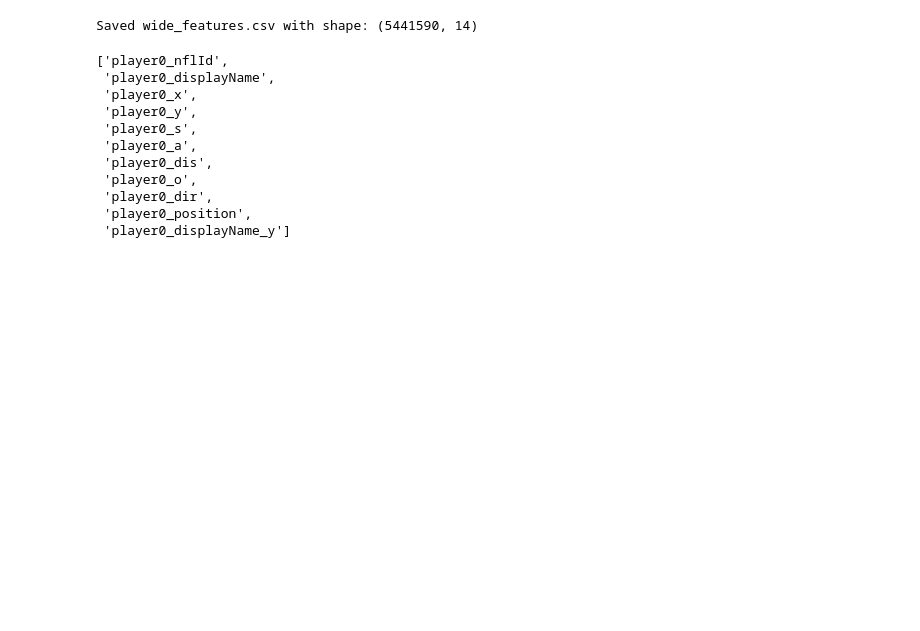
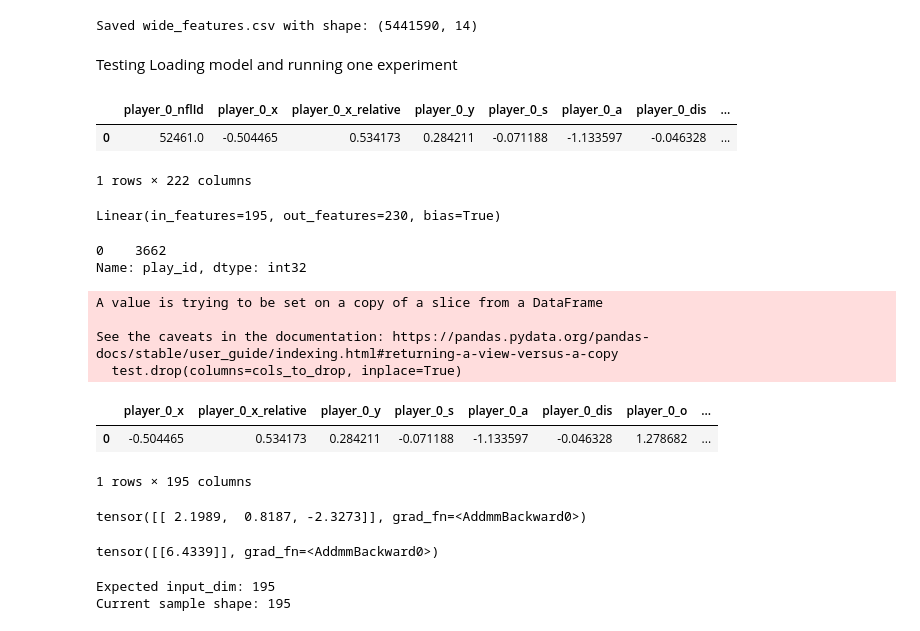
Before and after one commit to jesse279/NFL_passing, a Jupyter notebook: src/Football_Tracking.ipynb, the cells around one changed output. Drawn from its saved outputs; the diff is of its cells as text; code cells hidden in the pictures; blank space fills up the shorter version.

```diff
--- a/src/Football_Tracking.ipynb
+++ b/src/Football_Tracking.ipynb
@@ -730,17 +730,5 @@ wide_df.to_csv("../data/wide_features.csv", index=False)
 print(f"Saved wide_features.csv with shape: {wide_df.shape}")
 # %% [output]
 Saved wide_features.csv with shape: (5441590, 14)
-# %%
-column_names
-# %% [output]
-['player0_nflId',
- 'player0_displayName',
- 'player0_x',
- 'player0_y',
- 'player0_s',
- 'player0_a',
- 'player0_dis',
- 'player0_o',
- 'player0_dir',
- 'player0_position',
- 'player0_displayName_y']
+# %% [markdown]
+Testing Loading model and running one experiment
@@ -746,0 +779,16 @@ column_names
+# %%
+test = export_features.head(1)
+test
+# %% [output]
+|  | player_0_nflId | player_0_x | player_0_x_relative | player_0_y | player_0_s | player_0_a | player_0_dis | ... |
+| 0 | 52461.0 | -0.504465 | 0.534173 | 0.284211 | -0.071188 | -1.133597 | -0.046328 | ... |
+1 rows × 222 columns
+# %%
+clf_model.layers[0]
+# %% [output]
+Linear(in_features=195, out_features=230, bias=True)
+# %%
+test["play_id"].astype(int)
+# %% [output]
+0    3662
+Name: play_id, dtype: int32
@@ -746,0 +801,35 @@ column_names
+# %%
+test.drop(columns=cols_to_drop, inplace=True)
+# %% [output]
+A value is trying to be set on a copy of a slice from a DataFrame
+
+See the caveats in the documentation: https://pandas.pydata.org/pandas-docs/stable/user_guide/indexing.html#returning-a-view-versus-a-copy
+  test.drop(columns=cols_to_drop, inplace=True)
+# %%
+test
+# %% [output]
+|  | player_0_x | player_0_x_relative | player_0_y | player_0_s | player_0_a | player_0_dis | player_0_o | ... |
+| 0 | -0.504465 | 0.534173 | 0.284211 | -0.071188 | -1.133597 | -0.046328 | 1.278682 | ... |
+1 rows × 195 columns
+# %%
+x = torch.tensor(np.array(test), dtype=torch.float32)
+
+clf_model(x)
+# %% [output]
+tensor([[ 2.1989,  0.8187, -2.3273]], grad_fn=<AddmmBackward0>)
+# %%
+reg_model(x)
+# %% [output]
+tensor([[6.4339]], grad_fn=<AddmmBackward0>)
+# %%
+print("Expected input_dim:", clf_model.layers[0].in_features)
+print("Current sample shape:", test.shape[1])
+
+import joblib
+# Load the previously saved scaler
+scaler_c = joblib.load("../models/scaler_c.pkl")
+
+# Now you can use it again
+# %% [output]
+Expected input_dim: 195
+Current sample shape: 195
```
Also changed, not shown: parts of 14 cells of this notebook, 5 other files.
